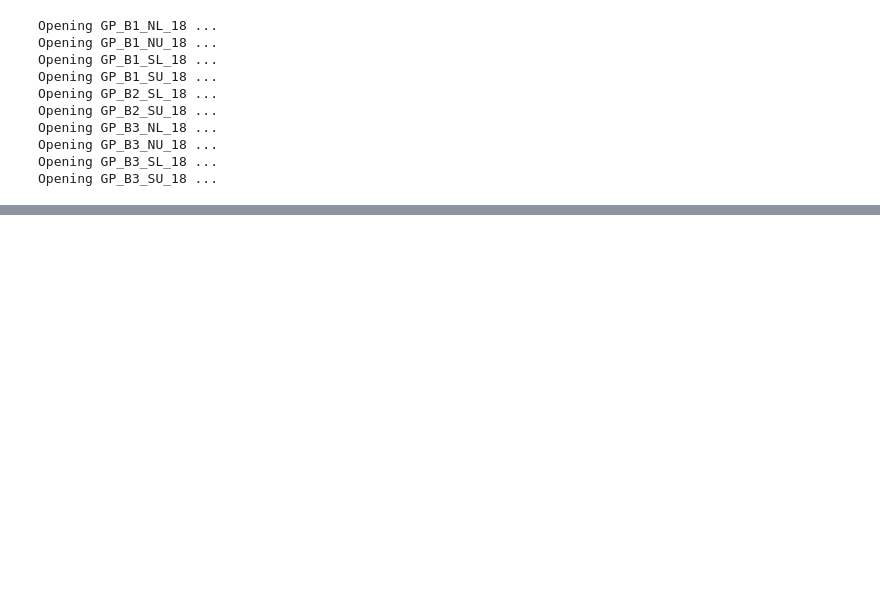
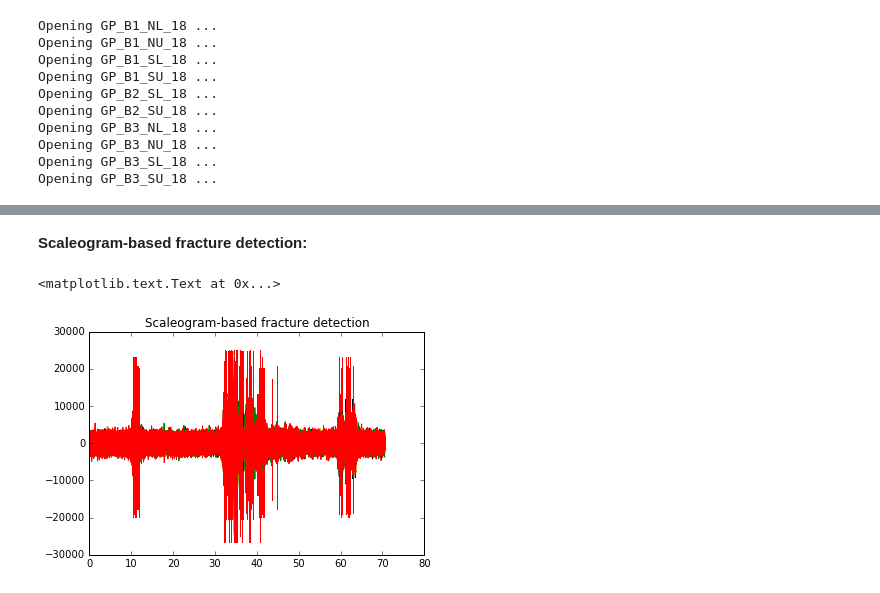
Before and after one commit to thonstad/acoustical_monitoring, a Jupyter notebook: notebooks/FractureDetection-Batch.ipynb, the cells around one changed output, grey strips where cells are left out. Saved outputs shown, nothing was run; the diff lists cells and outputs as text; code cells hidden in the pictures; blank space fills up the shorter version.

```diff
--- a/notebooks/FractureDetection-Batch.ipynb
+++ b/notebooks/FractureDetection-Batch.ipynb
@@ -92,0 +89,9 @@ final_offsets
+# %% [markdown]
+**Scaleogram-based fracture detection:**
+# %%
+# extract fractures for each signal in the dataset (only the first channel)
+fractureTimes = predict.applyFracturePredictor(sDataset, detect.cwt_ridges)
+plt.title('Scaleogram-based fracture detection')
+# %% [output]
+<matplotlib.text.Text at 0x...>
+[figure, added]
```
Also changed, not shown: parts of 28 cells of this notebook, 2 other files.
